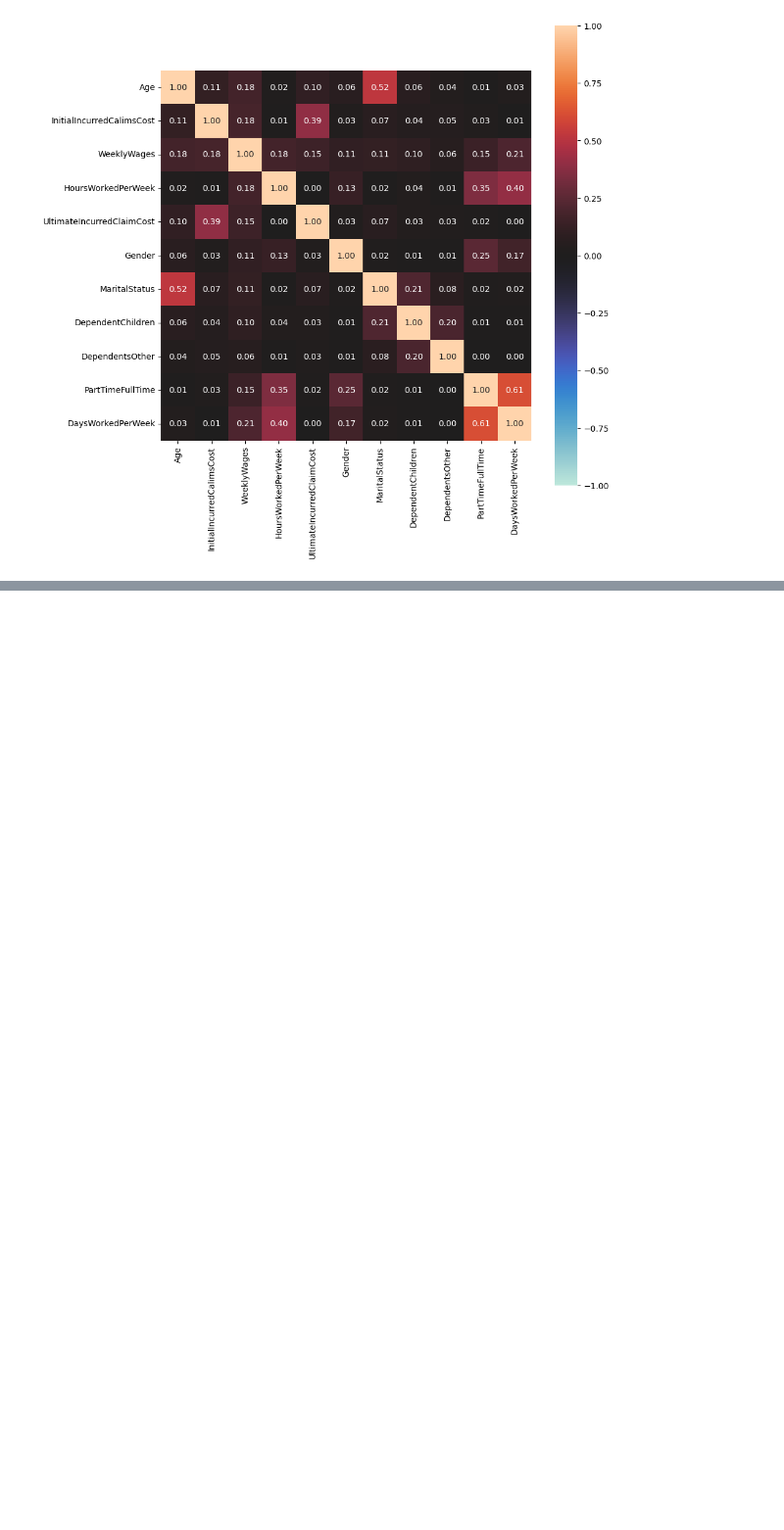
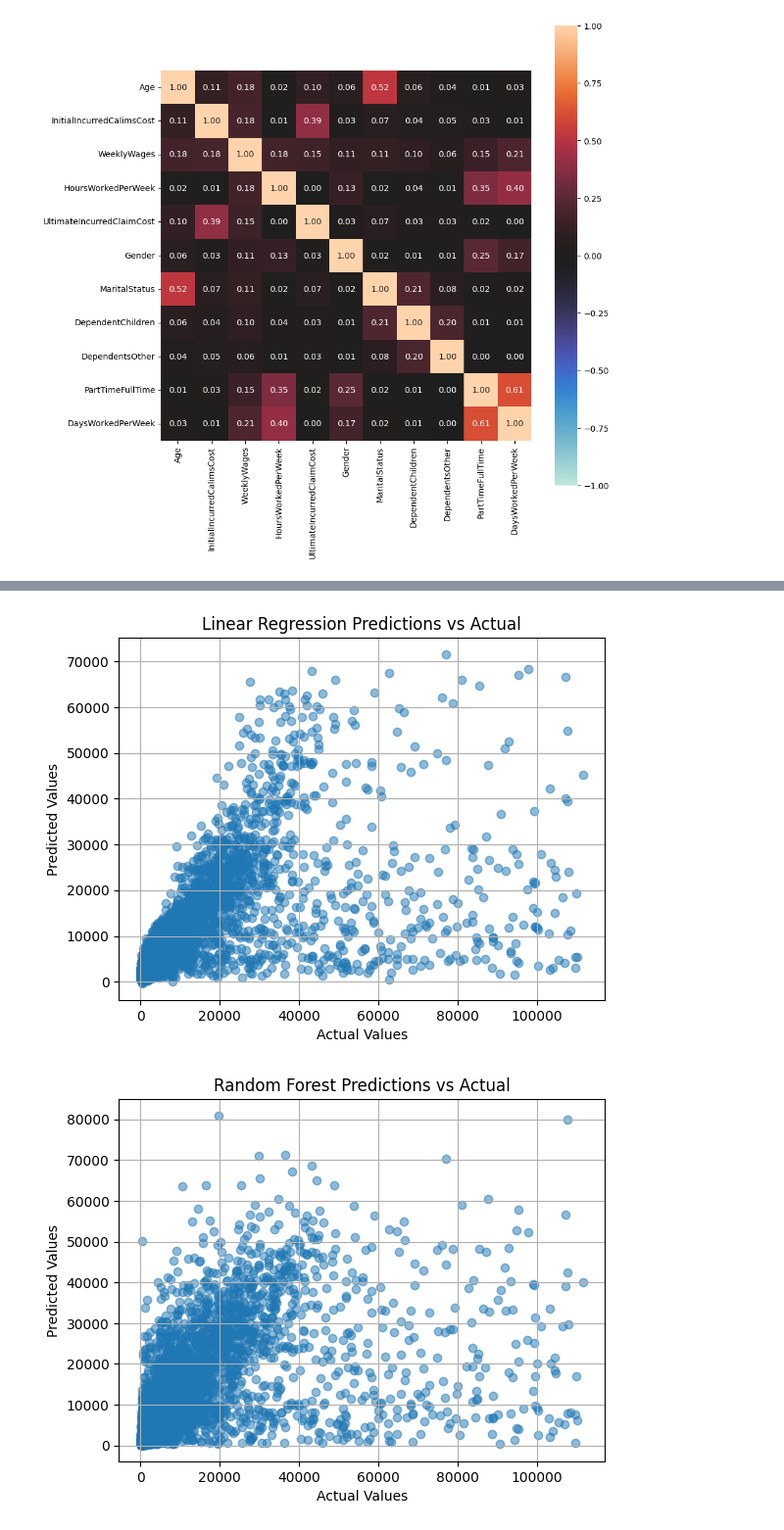
Before and after one commit to KvashukIllia/ActuarialRisks, a Jupyter notebook: notebook.ipynb, the cells around one changed output, grey strips where cells are left out. Shown at 98% size. Saved outputs shown, nothing was run; the diff lists cells and outputs as text; code cells hidden in the pictures; blank space fills up the shorter version.

```diff
--- a/notebook.ipynb
+++ b/notebook.ipynb
@@ -129,27 +129,3 @@ complete_correlation= associations(corr_check, figsize=(10,10))
 # %% [output]
 [figure]
 [figure]
-# %%
-import pandas as pd
-import matplotlib.pyplot as plt
-import seaborn as sns
-import sklearn
-import warnings
-
-from sklearn.preprocessing import LabelEncoder
-from sklearn.impute import KNNImputer
-from sklearn.model_selection import train_test_split
-from sklearn.preprocessing import StandardScaler
-from sklearn.metrics import f1_score
-from sklearn.ensemble import RandomForestRegressor
-from sklearn.ensemble import RandomForestRegressor
-from sklearn.model_selection import cross_val_score
-import pandas as pd
-from sklearn.ensemble import RandomForestRegressor
-from sklearn.preprocessing import LabelEncoder
-
-
-y = cleaned_data["UltimateIncurredClaimCost"]
-regressor = RandomForestRegressor(n_estimators=3, random_state=0, oob_score=True)
-
-regressor.fit(cleaned_data[['Age', 'InitialIncurredCalimsCost', 'WeeklyWages', 'HoursWorkedPerWeek', 'UltimateIncurredClaimCost']], y)
@@ -191,0 +218,22 @@ target_variable = "Ultimate Cost"
+# %%
+def plot_predictions(model_info, y_test):
+    """
+    Creates scatter plots for each model's predictions vs actual values.
+
+    Parameters:
+    model_info (dict): Dictionary containing model information including predictions.
+    y_test (array): Actual target values.
+    """
+    for model_name, info in model_info.items():
+        plt.figure()
+        plt.scatter(y_test, info['predictions'], alpha=0.5)
+        plt.xlabel('Actual Values')
+        plt.ylabel('Predicted Values')
+        plt.title(f'{model_name} Predictions vs Actual')
+        plt.grid(True)
+        plt.show()
+
+plot_predictions(performance, y_test)
+# %% [output]
+[figure, added]
+[figure, added]
```
Also changed, not shown: parts of 7 cells of this notebook.
